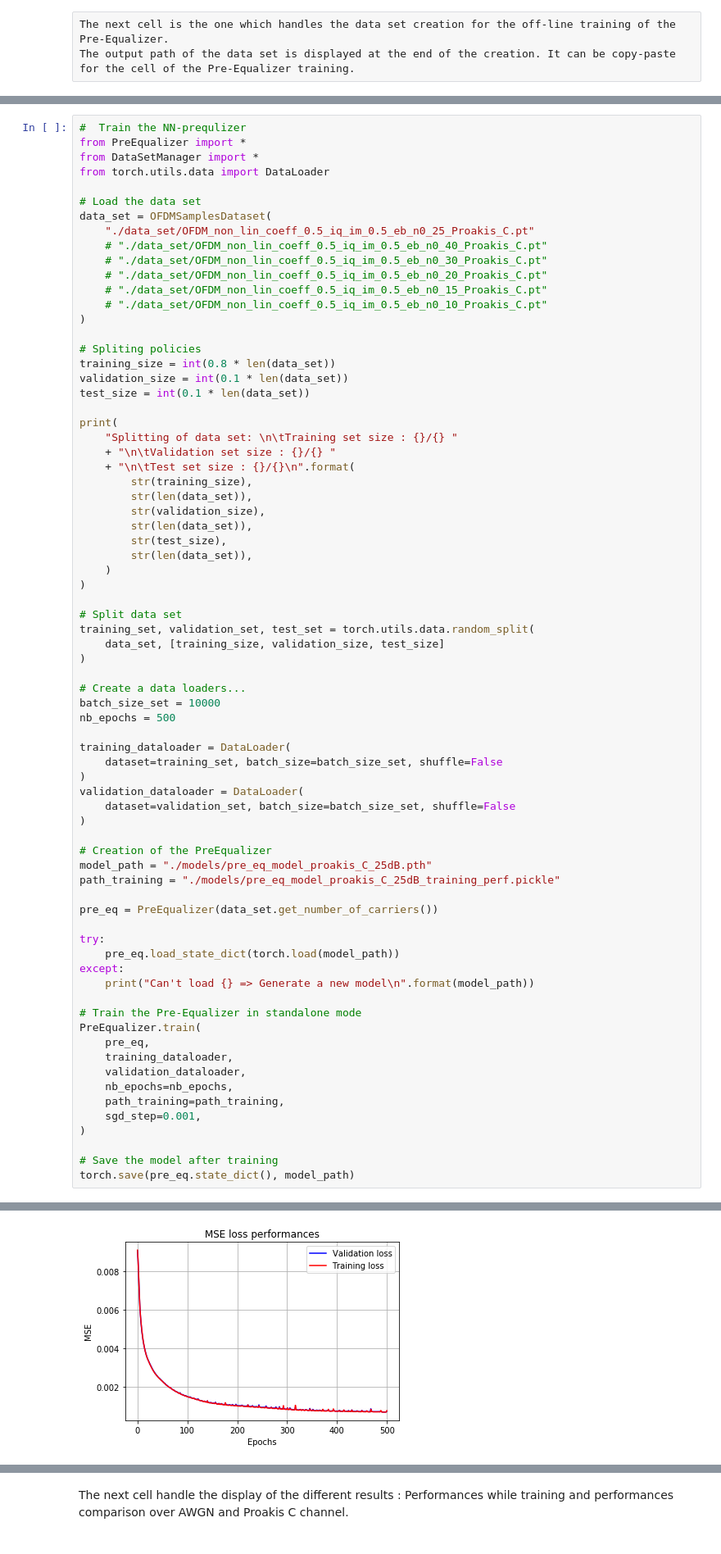
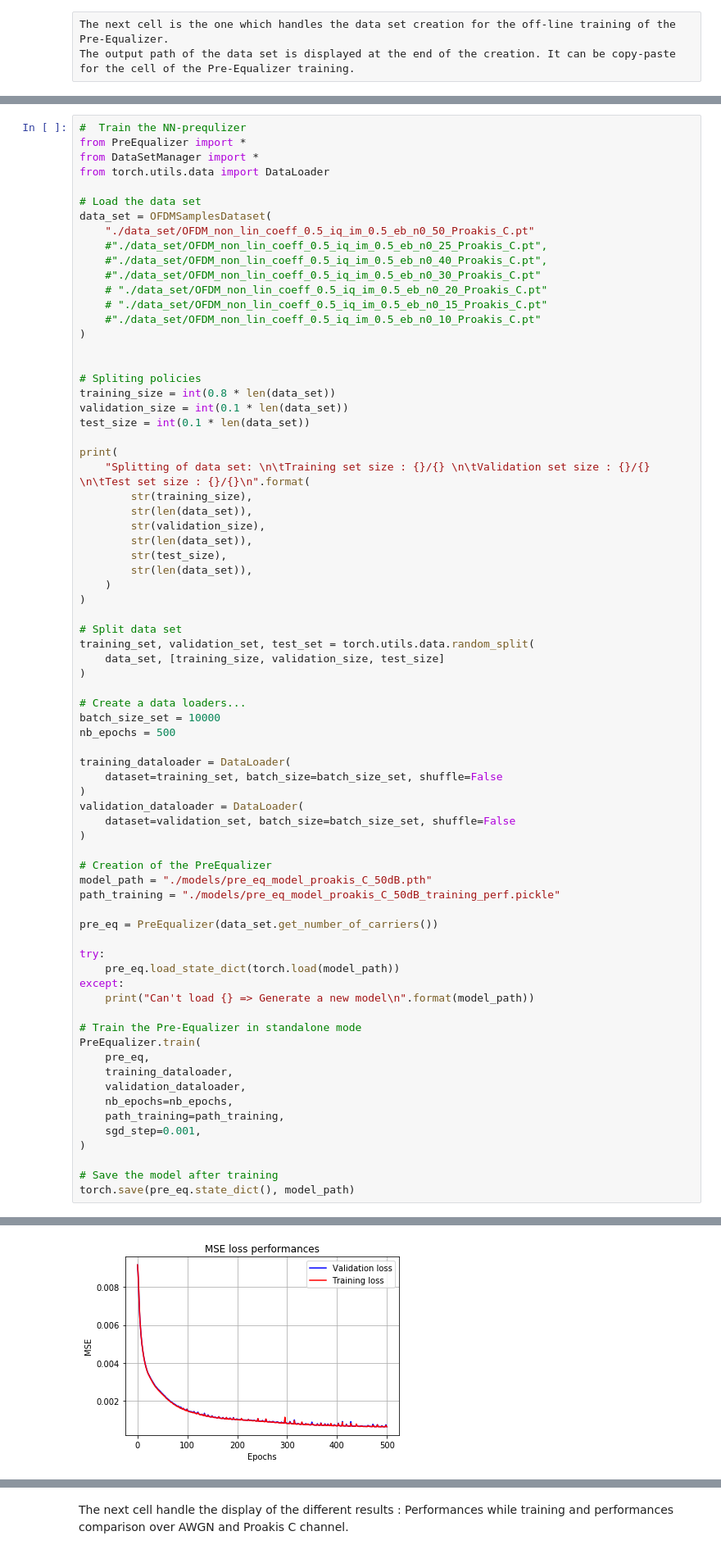
Before and after one commit to EricSoubigou/Deep-Net-Pre-Equalizer, a Jupyter notebook: online_label_recovery.ipynb, the cells around one changed output, grey strips where cells are left out. Shown: that part at 82% size. Drawn from its saved outputs; the diff is of its cells as text.

```diff
--- a/online_label_recovery.ipynb
+++ b/online_label_recovery.ipynb
@@ -141,13 +141,15 @@ from torch.utils.data import DataLoader
 
 # Load the data set
 data_set = OFDMSamplesDataset(
-    "./data_set/OFDM_non_lin_coeff_0.5_iq_im_0.5_eb_n0_25_Proakis_C.pt"
-    # "./data_set/OFDM_non_lin_coeff_0.5_iq_im_0.5_eb_n0_40_Proakis_C.pt"
-    # "./data_set/OFDM_non_lin_coeff_0.5_iq_im_0.5_eb_n0_30_Proakis_C.pt"
+    "./data_set/OFDM_non_lin_coeff_0.5_iq_im_0.5_eb_n0_50_Proakis_C.pt"
+    #"./data_set/OFDM_non_lin_coeff_0.5_iq_im_0.5_eb_n0_25_Proakis_C.pt",
+    #"./data_set/OFDM_non_lin_coeff_0.5_iq_im_0.5_eb_n0_40_Proakis_C.pt",
+    #"./data_set/OFDM_non_lin_coeff_0.5_iq_im_0.5_eb_n0_30_Proakis_C.pt"
     # "./data_set/OFDM_non_lin_coeff_0.5_iq_im_0.5_eb_n0_20_Proakis_C.pt"
     # "./data_set/OFDM_non_lin_coeff_0.5_iq_im_0.5_eb_n0_15_Proakis_C.pt"
-    # "./data_set/OFDM_non_lin_coeff_0.5_iq_im_0.5_eb_n0_10_Proakis_C.pt"
+    #"./data_set/OFDM_non_lin_coeff_0.5_iq_im_0.5_eb_n0_10_Proakis_C.pt"
 )
+
 
 # Spliting policies
 training_size = int(0.8 * len(data_set))
@@ -155,9 +157,7 @@ validation_size = int(0.1 * len(data_set))
 test_size = int(0.1 * len(data_set))
 
 print(
-    "Splitting of data set: \n\tTraining set size : {}/{} "
-    + "\n\tValidation set size : {}/{} "
-    + "\n\tTest set size : {}/{}\n".format(
+    "Splitting of data set: \n\tTraining set size : {}/{} \n\tValidation set size : {}/{} \n\tTest set size : {}/{}\n".format(
         str(training_size),
         str(len(data_set)),
         str(validation_size),
@@ -184,8 +184,8 @@ validation_dataloader = DataLoader(
 )
 
 # Creation of the PreEqualizer
-model_path = "./models/pre_eq_model_proakis_C_25dB.pth"
-path_training = "./models/pre_eq_model_proakis_C_25dB_training_perf.pickle"
+model_path = "./models/pre_eq_model_proakis_C_50dB.pth"
+path_training = "./models/pre_eq_model_proakis_C_50dB_training_perf.pickle"
 
 pre_eq = PreEqualizer(data_set.get_number_of_carriers())
 
@@ -194,7 +194,7 @@ try:
 except:
     print("Can't load {} => Generate a new model\n".format(model_path))
 
-# Train the Pre-Equalizer in standalone mode
+# Train the Pre-Equalizer in standalone mode
 PreEqualizer.train(
     pre_eq,
     training_dataloader,
@@ -218 +218 @@ Epoch 500/500; training MSE : 0.0007846022490411997; validation MSE : 0.00074828
-[figure, old version]
+[figure, new version]
```
Also changed, not shown: parts of 6 cells of this notebook, 2 other files.
